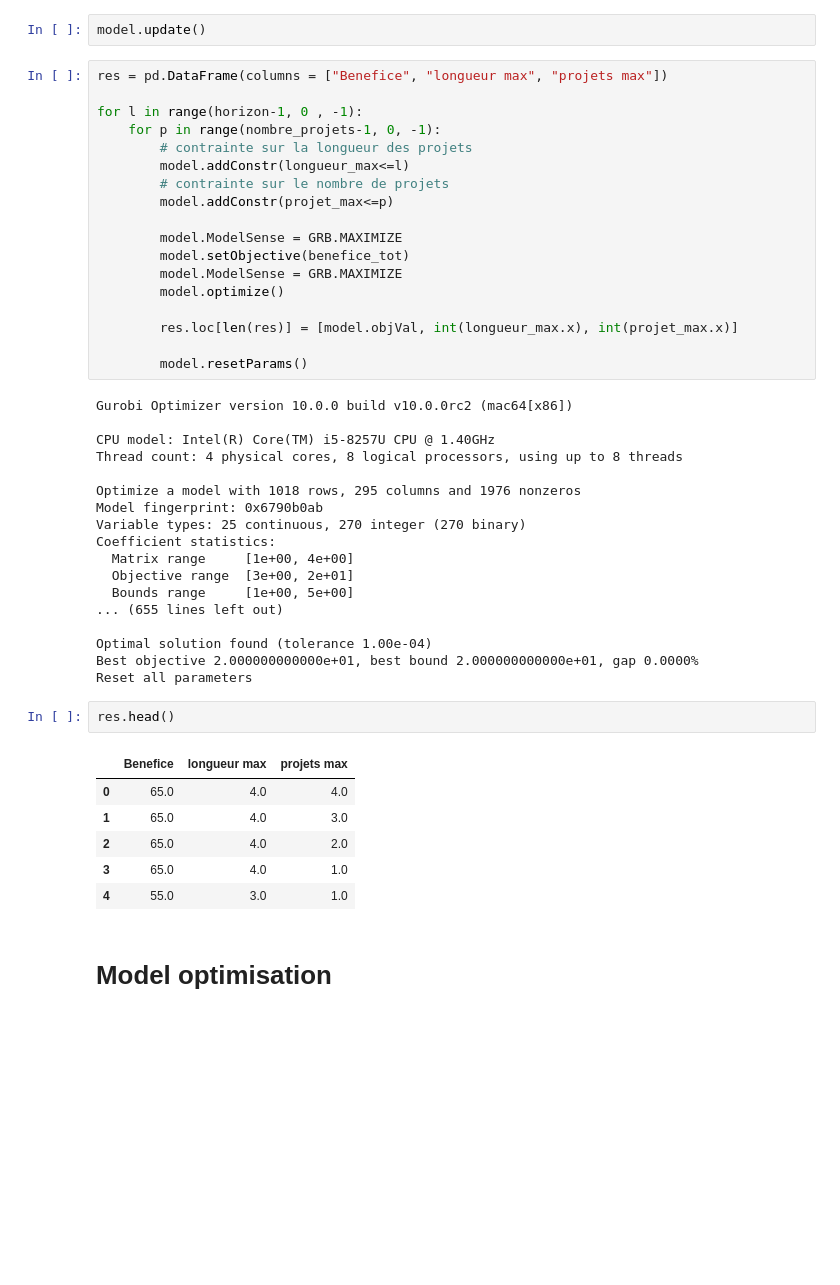
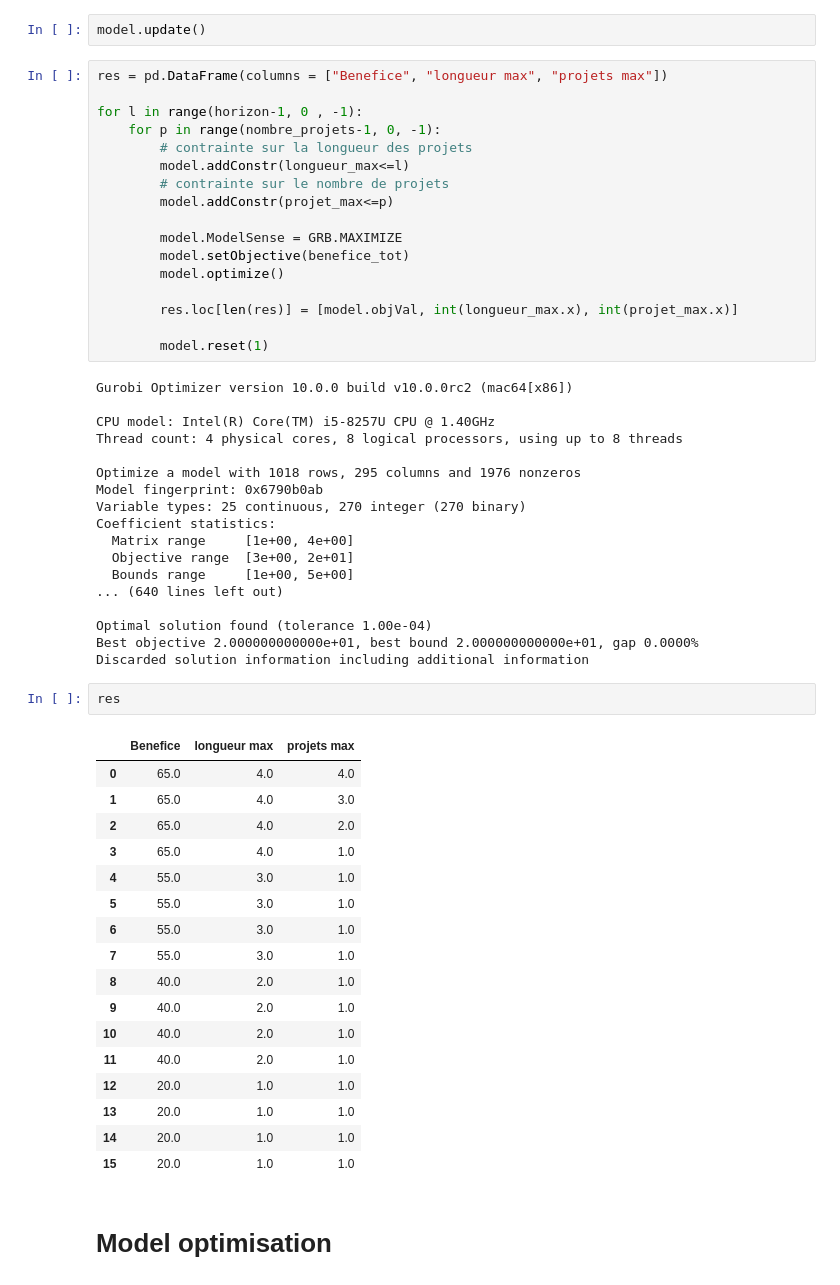
Before and after one commit to luclemot/project-sdp, a Jupyter notebook: optimization.ipynb, the cells around one changed output. Drawn from its saved outputs; the diff is of its cells as text; blank space fills up the shorter version.

```diff
--- a/optimization.ipynb
+++ b/optimization.ipynb
@@ -219,12 +216,11 @@ for l in range(horizon-1, 0 , -1):
 
         model.ModelSense = GRB.MAXIMIZE
         model.setObjective(benefice_tot)
-        model.ModelSense = GRB.MAXIMIZE
         model.optimize()
 
         res.loc[len(res)] = [model.objVal, int(longueur_max.x), int(projet_max.x)]
 
-        model.resetParams()
+        model.reset(1)
 # %% [output]
 Gurobi Optimizer version 10.0.0 build v10.0.0rc2 (mac64[x86])
 
@@ -238,20 +234,31 @@ Coefficient statistics:
   Matrix range     [1e+00, 4e+00]
   Objective range  [3e+00, 2e+01]
   Bounds range     [1e+00, 5e+00]
-... (655 lines left out)
+... (640 lines left out)
 
 Optimal solution found (tolerance 1.00e-04)
 Best objective 2.000000000000e+01, best bound 2.000000000000e+01, gap 0.0000%
-Reset all parameters
+Discarded solution information including additional information
 # %%
-res.head()
+res
 # %% [output]
 |  | Benefice | longueur max | projets max |
 | 0 | 65.0 | 4.0 | 4.0 |
 | 1 | 65.0 | 4.0 | 3.0 |
 | 2 | 65.0 | 4.0 | 2.0 |
 | 3 | 65.0 | 4.0 | 1.0 |
 | 4 | 55.0 | 3.0 | 1.0 |
+| 5 | 55.0 | 3.0 | 1.0 |
+| 6 | 55.0 | 3.0 | 1.0 |
+| 7 | 55.0 | 3.0 | 1.0 |
+| 8 | 40.0 | 2.0 | 1.0 |
+| 9 | 40.0 | 2.0 | 1.0 |
+| 10 | 40.0 | 2.0 | 1.0 |
+| 11 | 40.0 | 2.0 | 1.0 |
+| 12 | 20.0 | 1.0 | 1.0 |
+| 13 | 20.0 | 1.0 | 1.0 |
+| 14 | 20.0 | 1.0 | 1.0 |
+| 15 | 20.0 | 1.0 | 1.0 |
 # %% [markdown]
 # Model optimisation
 # %%
```
Also changed, not shown: parts of 6 cells of this notebook, 3 other files.
